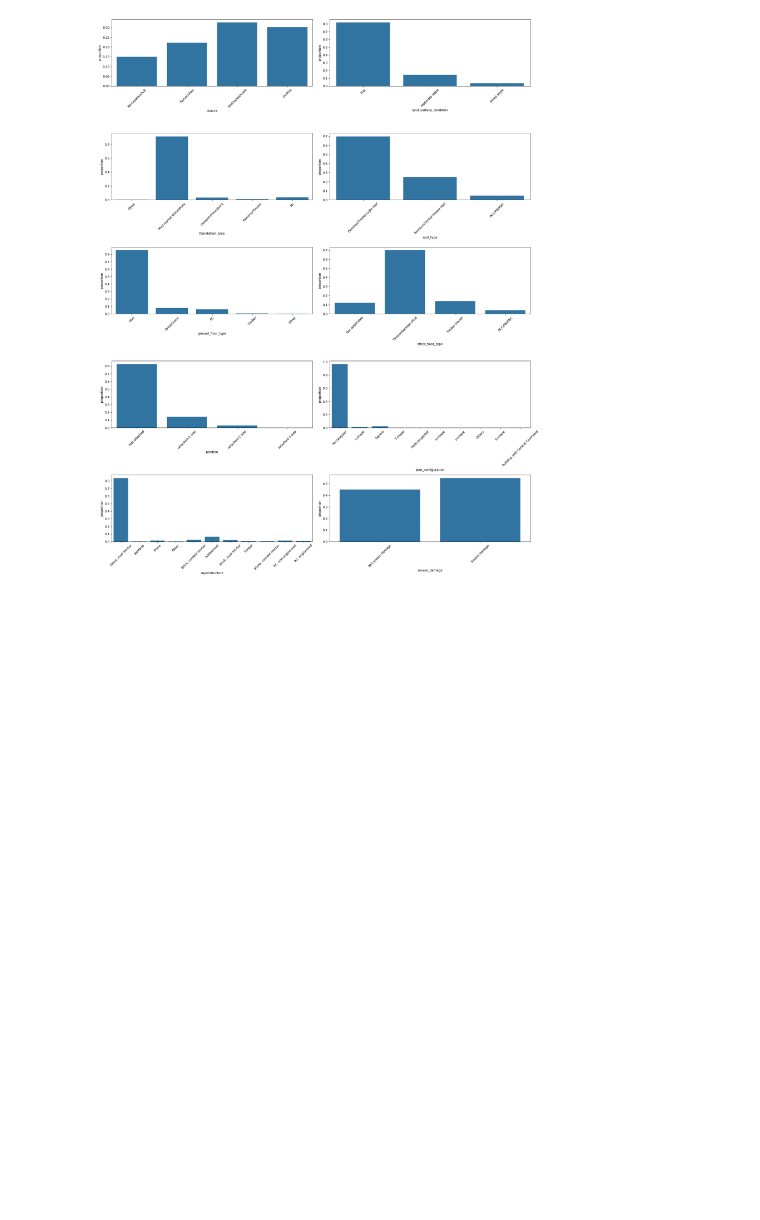
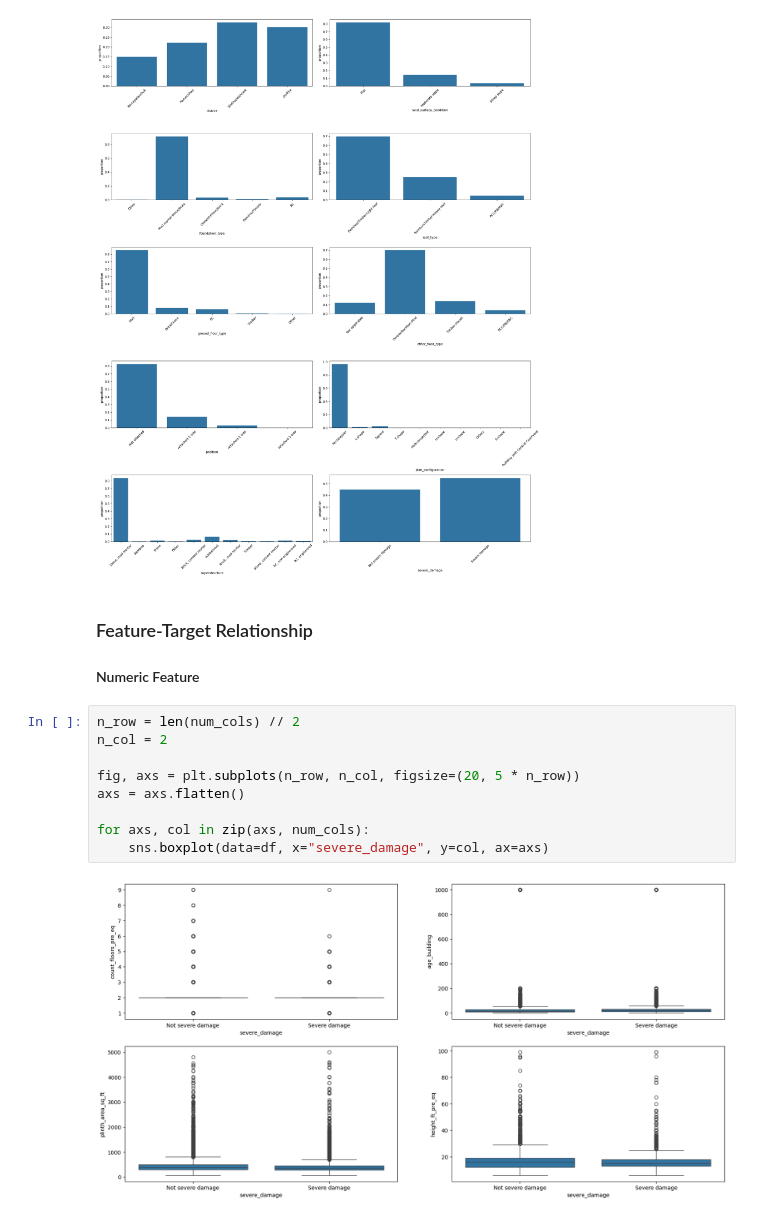
Before and after one commit to GeorgeScriptt/SeismicRisk-Infrastructure-Damage-Prediction-and-Resource-Optimization, a Jupyter notebook: Notebook/infrastructure_damage_prediction.ipynb, the cells around one changed output. Cells and saved outputs as stored; diff of their text form; blank space fills up the shorter version.

```diff
--- a/Notebook/infrastructure_damage_prediction.ipynb
+++ b/Notebook/infrastructure_damage_prediction.ipynb
@@ -275,3 +281,17 @@ for axs, col in zip(axs, cat_cols):
 plt.tight_layout()
 # %% [output]
 [figure]
+# %% [markdown]
+### Feature-Target Relationship
+#### Numeric Feature
+# %%
+n_row = len(num_cols) // 2
+n_col = 2
+
+fig, axs = plt.subplots(n_row, n_col, figsize=(20, 5 * n_row))
+axs = axs.flatten()
+
+for axs, col in zip(axs, num_cols):
+    sns.boxplot(data=df, x="severe_damage", y=col, ax=axs)
+# %% [output]
+[figure, added]
```
Also changed, not shown: parts of 24 cells of this notebook.
